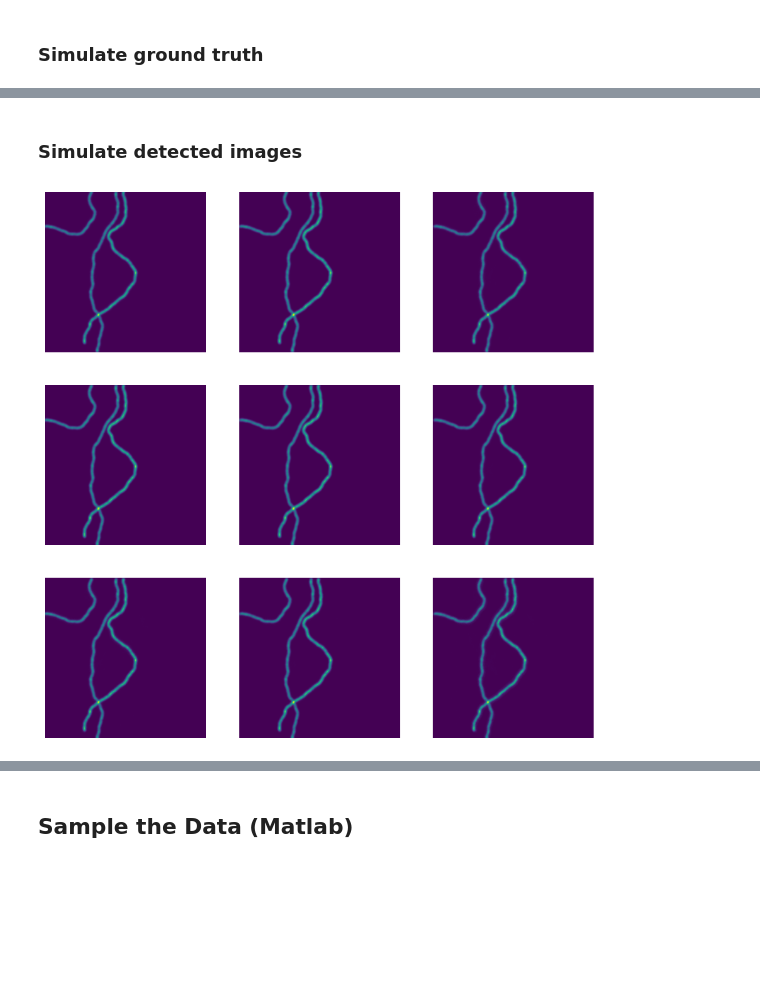
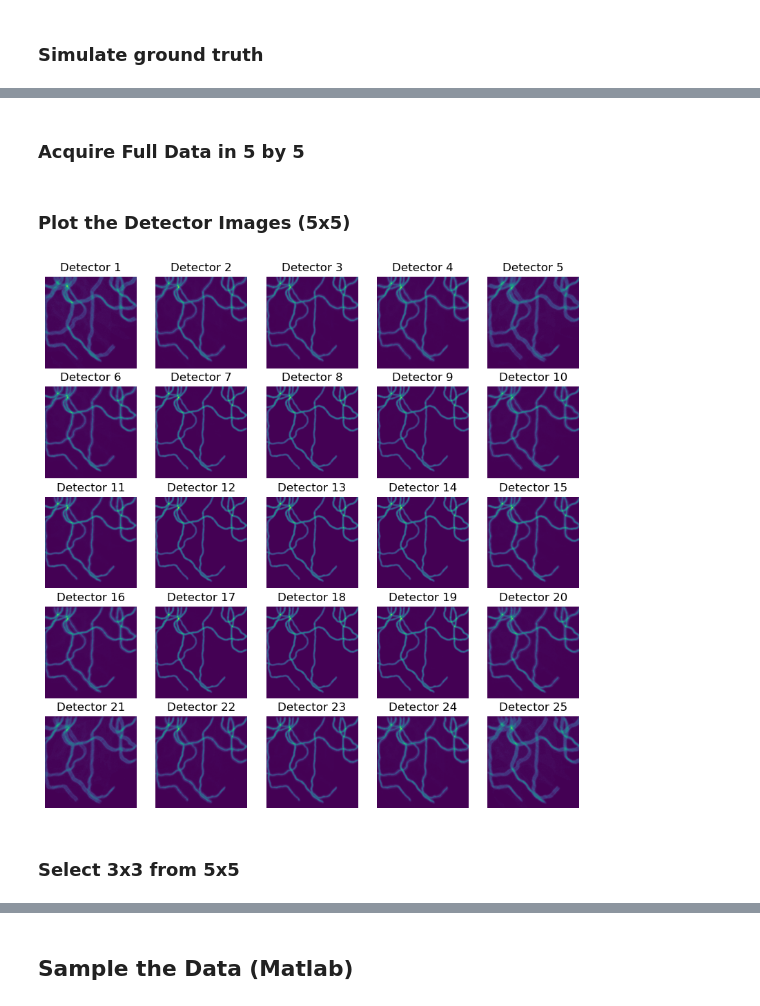
Before and after one commit to ajaygunalan/BrightEyes-ISM, a Jupyter notebook: compressive_ism/Compressive-ISM.ipynb, the cells around one changed output, grey strips where cells are left out. Saved outputs shown, nothing was run; the diff lists cells and outputs as text; code cells hidden in the pictures; blank space fills up the shorter version.

```diff
--- a/compressive_ism/Compressive-ISM.ipynb
+++ b/compressive_ism/Compressive-ISM.ipynb
@@ -124,33 +129,36 @@ tubulin filament out of the boundaries [512.00613437] [167.50362068] 512
 # %% [markdown]
-### Simulate detected images
+### Acquire Full Data in 5 by 5
 # %%
 #%% Convolve tubulin with psf
-
-img = np.empty(PSF.shape)
+N = 5 # number of detector elements in each dimension
+img5by5 = np.empty(PSF5by5.shape)
 
 for n in range(N**2):
-    img[:, :, n] = sgn.convolve(TubDec, PSF[:, :, n] ,mode = 'same')
+    img5by5[:, :, n] = sgn.convolve(TubDec, PSF5by5[:, :, n] ,mode = 'same')
 
 #%% Convert to photons and add Poisson noise
-
-img *= 1e2
-img = np.uint16(img)
-
-img_1 = poisson(img)
-img_2 = poisson(img)
-
-fig = plt.figure(figsize=(10,10))
-for i in range(N*N):
-    ax = fig.add_subplot(N, N, i+1)
-    ax.imshow(img_1[:,:,i])
-    plt.axis('off')
-
-#%% Save each image of the detector
-for i in range(img_1.shape[2]):
-    fig, axs = plt.subplots(figsize=(10, 5))
-    axs.imshow(img_1[:,:,i])
-    axs.axis('off')
-    plt.savefig(f"data\detector_{i+1}.png", bbox_inches='tight', pad_inches=0)
-    plt.close(fig)
+img5by5 *= 1e2
+img5by5 = np.uint16(img5by5)
+img5by5 = poisson(img5by5)
-# %% [output]
-[figure, removed]
+# %% [markdown]
+### Plot the Detector Images (5x5)
+# %%
+# Plot it
+fig = plt.figure(figsize=(10,10))
+for i in range(N*N):
+    ax = fig.add_subplot(N, N, i+1)
+    ax.imshow(img5by5[:,:,i])
+    ax.set_title("Detector " + str(i + 1))
+    plt.axis('off')
+
+#%% Save each image of the detector
+# for i in range(img.shape[2]):
+#     fig, axs = plt.subplots(figsize=(10, 5))
+#     axs.imshow(img[:,:,i])
+#     axs.axis('off')
+#     plt.savefig(f"data\detector_{i+1}.png", bbox_inches='tight', pad_inches=0)
+#     plt.close(fig)
+# %% [output]
+[figure, added]
+# %% [markdown]
+### Select  3x3 from 5x5
```
Also changed, not shown: parts of 20 cells of this notebook, 41 other files.
